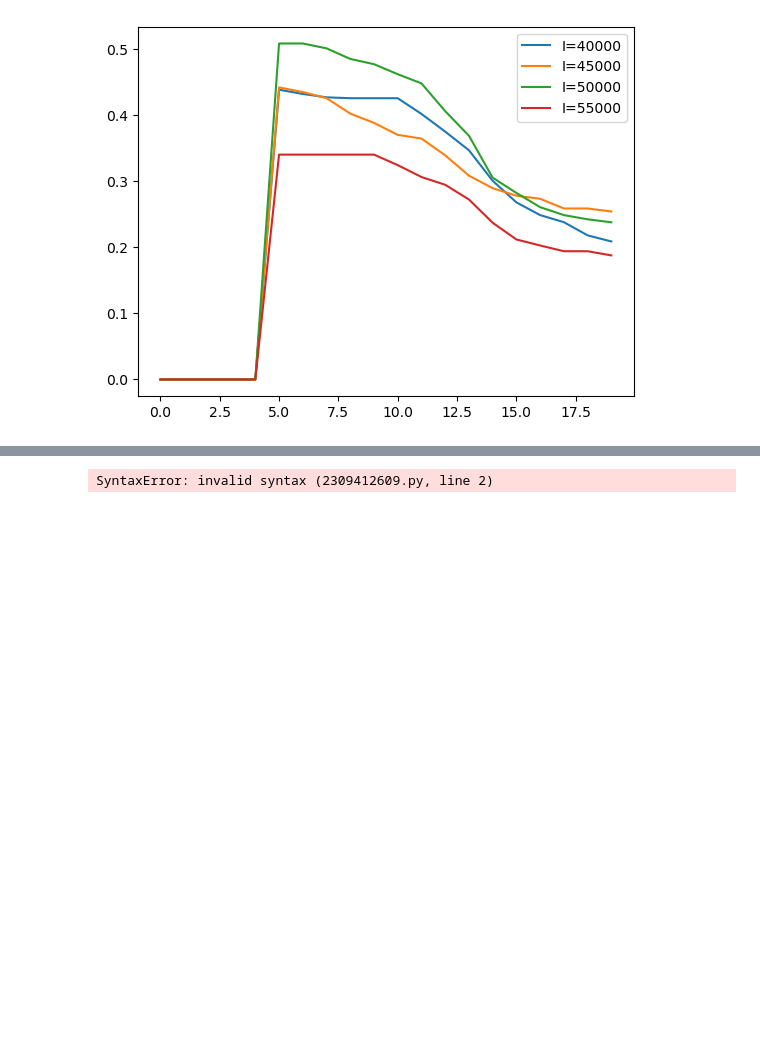
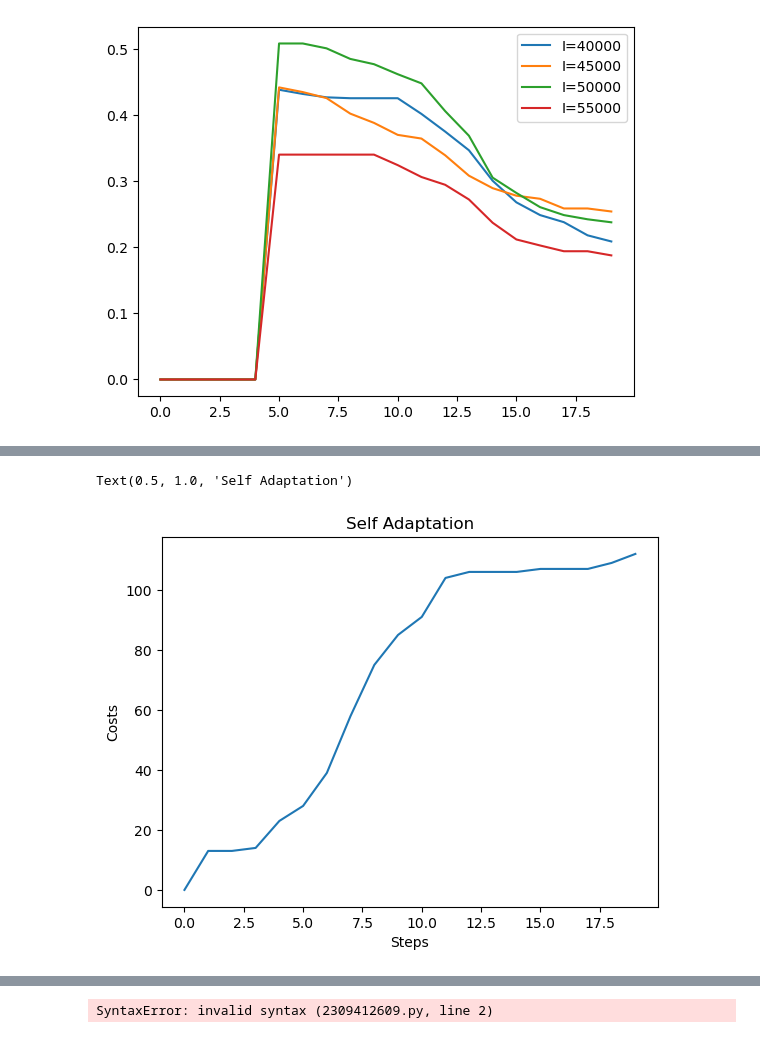
Before and after one commit to thomaslautenb/ABM, a Jupyter notebook: base_model_group1/base_model_mesa/model/demo.ipynb, the cells around one changed output, grey strips where cells are left out. Drawn from its saved outputs; the diff is of its cells as text; code cells hidden in the pictures; blank space fills up the shorter version.

```diff
--- a/base_model_group1/base_model_mesa/model/demo.ipynb
+++ b/base_model_group1/base_model_mesa/model/demo.ipynb
@@ -134,3 +136,11 @@ Text(0.5, 1.0, 'Cumulative Neighbour Invest over Time')
+# %%
+plt.plot(steps, agent_data.groupby(by='Step')['Self_Adaption'].sum(), label = 'Costs')
+plt.ylabel('Costs')
+plt.xlabel('Steps')
+plt.title('Self Adaptation')
+# %% [output]
+Text(0.5, 1.0, 'Self Adaptation')
+[figure, added]
 # %%
 plt.plot(steps, agent_data.groupby(by='Step')['Costs'].mean(), label = 'Costs')
 plt.ylabel('Costs')
```
Also changed, not shown: parts of 18 cells of this notebook, 1 other file.
